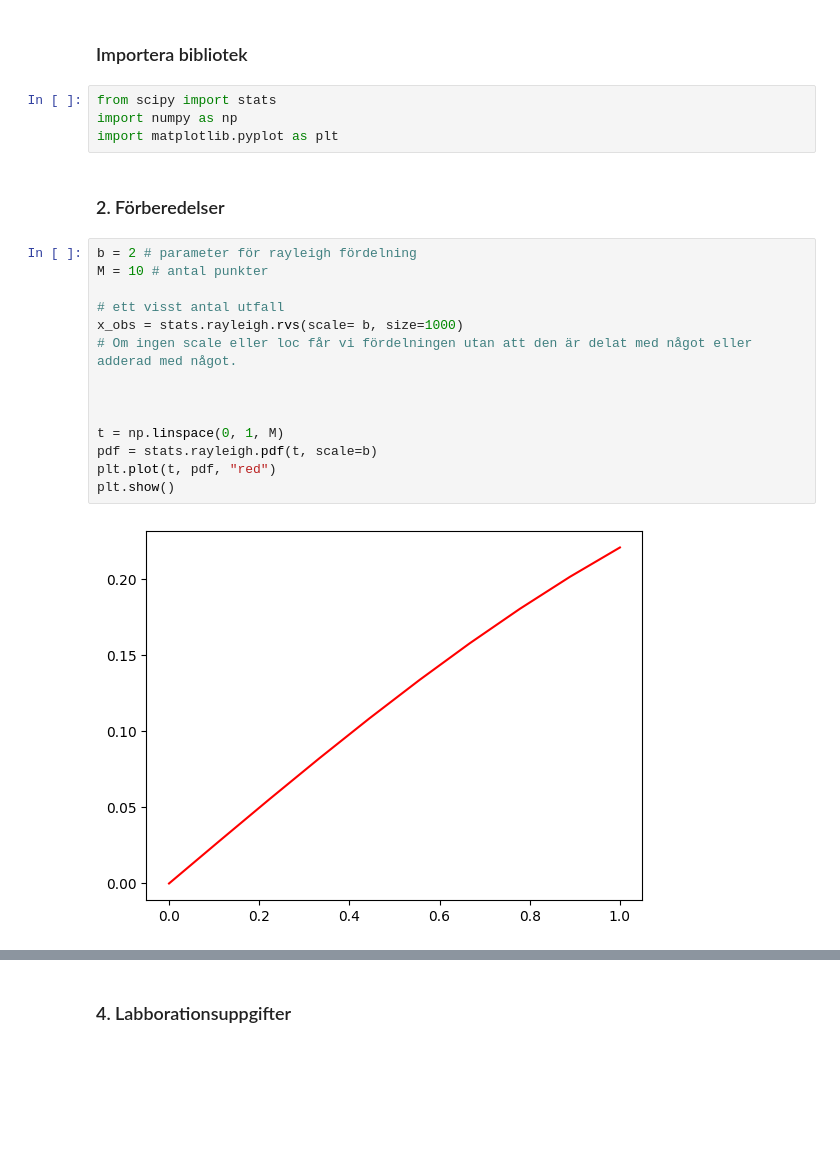
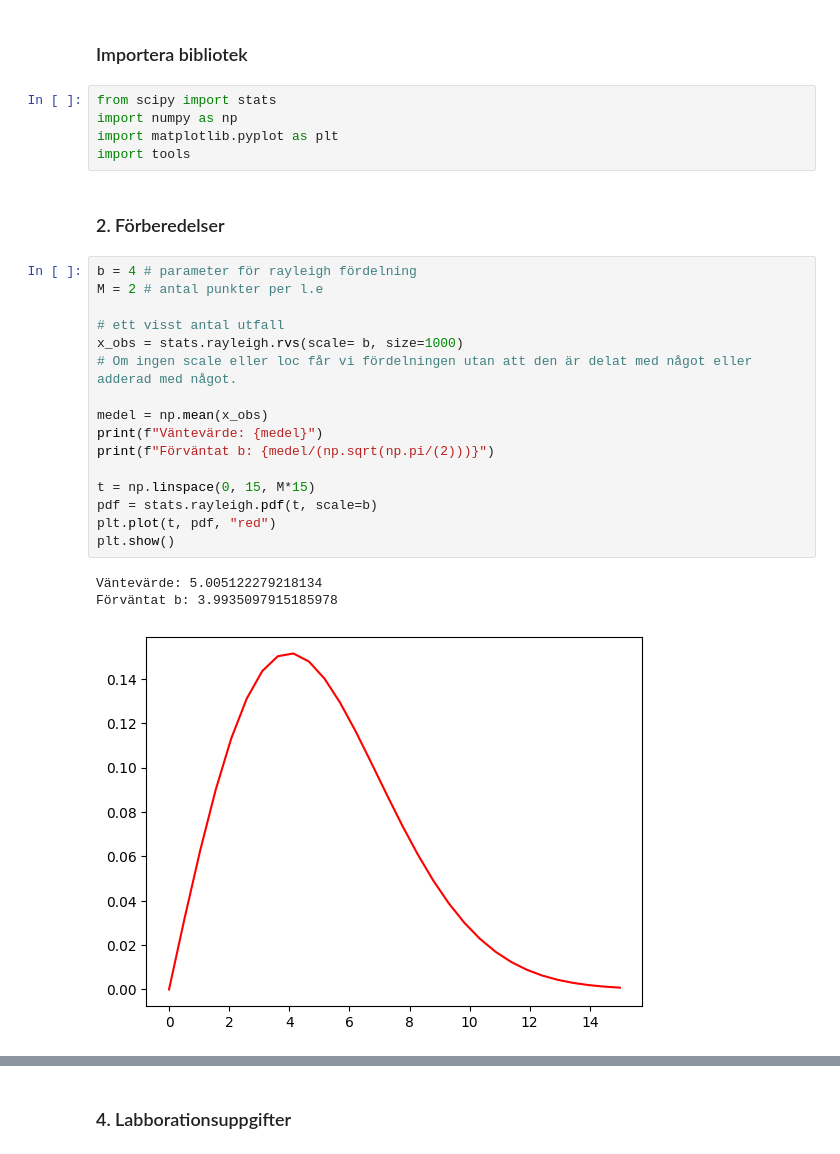
Before and after one commit to GGisMee/Sanstat-SF1918-laborationer, a Jupyter notebook: Labb2/l2.ipynb, the cells around one changed output, grey strips where cells are left out. Cells and saved outputs as stored; diff of their text form; blank space fills up the shorter version.

```diff
--- a/Labb2/l2.ipynb
+++ b/Labb2/l2.ipynb
@@ -4,22 +4,27 @@
 from scipy import stats
 import numpy as np
 import matplotlib.pyplot as plt
+import tools
 # %% [markdown]
 ### 2. Förberedelser
 # %%
-b = 2 # parameter för rayleigh fördelning
-M = 10 # antal punkter
+b = 4 # parameter för rayleigh fördelning
+M = 2 # antal punkter per l.e
 
 # ett visst antal utfall
 x_obs = stats.rayleigh.rvs(scale= b, size=1000)
 # Om ingen scale eller loc får vi fördelningen utan att den är delat med något eller adderad med något.
 
+medel = np.mean(x_obs)
+print(f"Väntevärde: {medel}")
+print(f"Förväntat b: {medel/(np.sqrt(np.pi/(2)))}")
 
-
-t = np.linspace(0, 1, M)
+t = np.linspace(0, 15, M*15)
 pdf = stats.rayleigh.pdf(t, scale=b)
 plt.plot(t, pdf, "red")
 plt.show()
 # %% [output]
+Väntevärde: 5.005122279218134
+Förväntat b: 3.9935097915185978
-[figure, old version]
+[figure, new version]
 # %%
```
Also changed, not shown: parts of 21 cells of this notebook, 2 other files.
